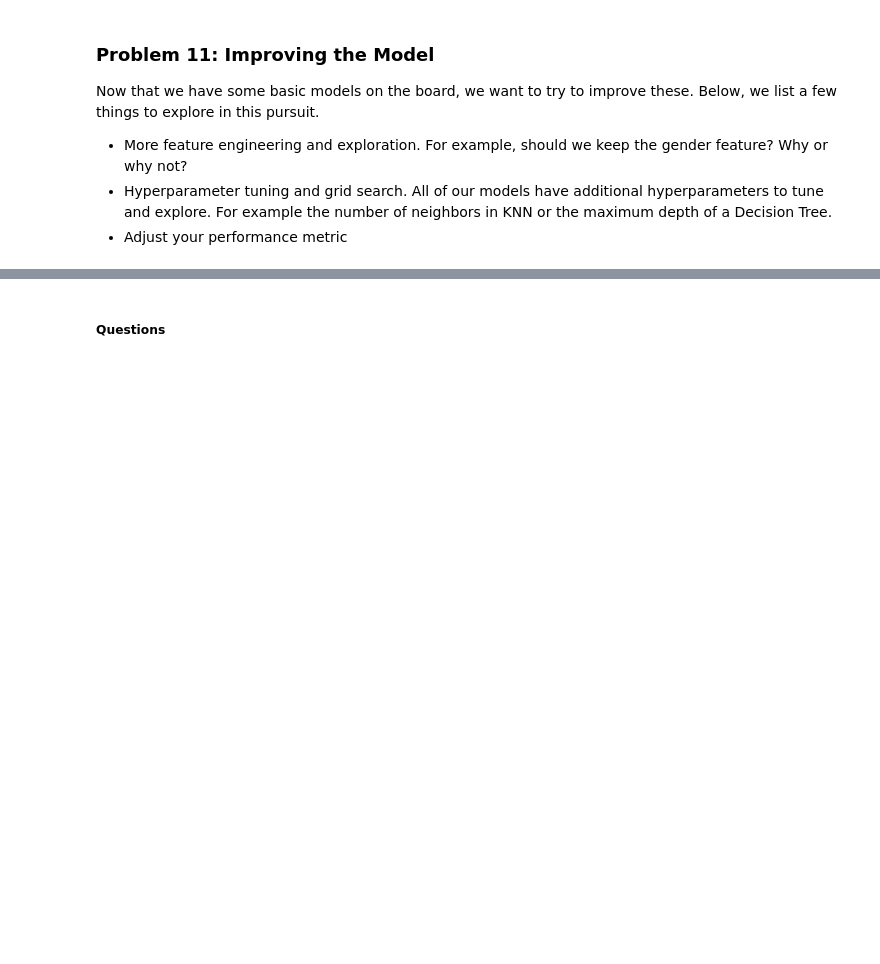
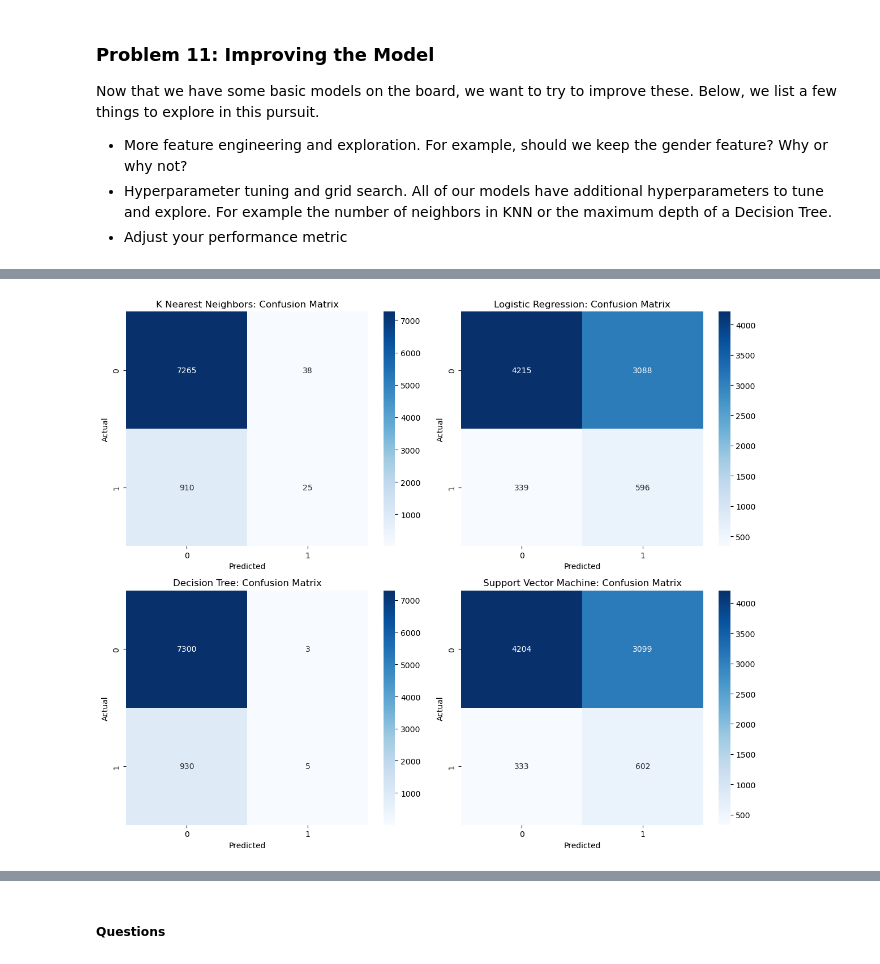
Before and after one commit to johnprg/BankData, a Jupyter notebook: prompt_III.ipynb, the cells around one changed output, grey strips where cells are left out. Drawn from its saved outputs; the diff is of its cells as text; code cells hidden in the pictures; blank space fills up the shorter version.

```diff
--- a/prompt_III.ipynb
+++ b/prompt_III.ipynb
@@ -404,0 +621,26 @@ Now that we have some basic models on the board, we want to try to improve these
+# %%
+from sklearn.metrics import confusion_matrix
+import seaborn as sns
+
+def show_confusion_matrices(models, X, y, titles):
+    # Set up a 2x2 grid for displaying confusion matrices
+    fig, axes = plt.subplots(2, 2, figsize=(12, 10))
+    axes = axes.ravel()  # Flatten the 2D array of axes into a 1D array
+
+    for i, (model, title) in enumerate(zip(models, titles)):
+        y_pred = model.predict(X)
+        cm = confusion_matrix(y, y_pred)
+
+        # Plotting the confusion matrix
+        sns.heatmap(cm, annot=True, fmt='d', cmap='Blues', ax=axes[i])
+        axes[i].set_title(f'{title}: Confusion Matrix')
+        axes[i].set_xlabel('Predicted')
+        axes[i].set_ylabel('Actual')
+
+    plt.tight_layout()
+    plt.show()
+# %%
+
+show_confusion_matrices(results_df['estimator'], X_test, y_test, ['K Nearest Neighbors', 'Logistic Regression', 'Decision Tree', 'Support Vector Machine'])
+# %% [output]
+[figure, added]
```
Also changed, not shown: parts of 24 cells of this notebook, 1 other file.
